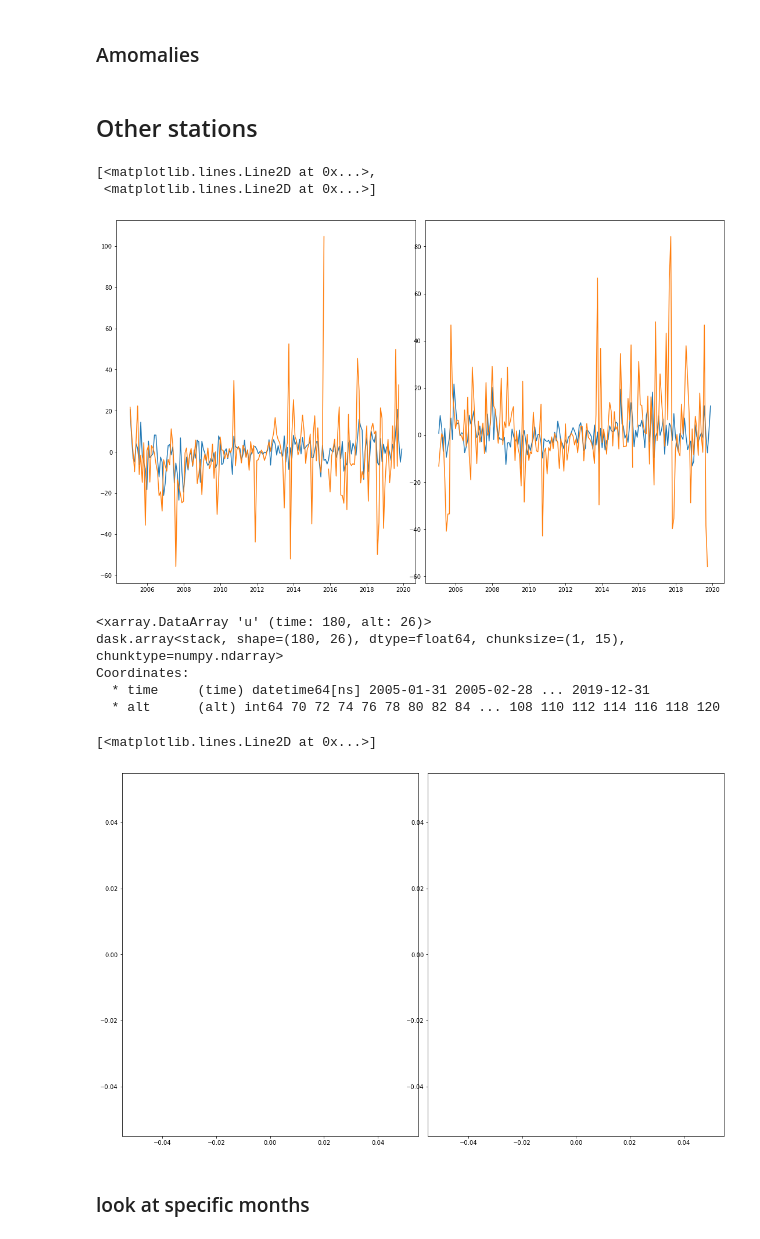
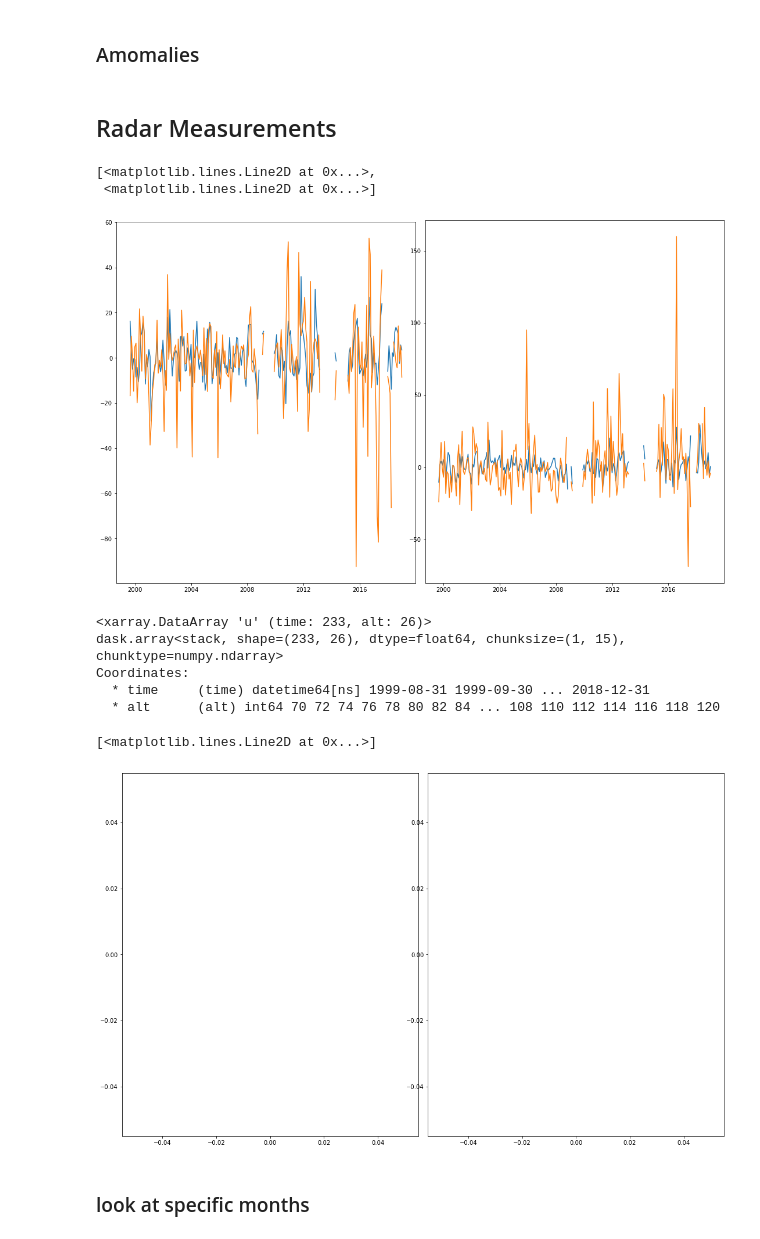
Before and after one commit to VACILT/trends_project, a Jupyter notebook: data_introduction_jason.ipynb, the cells around one changed output. Drawn from its saved outputs; the diff is of its cells as text; code cells hidden in the pictures.

Commit message:
add gaia data to radar plot

```diff
--- a/data_introduction_jason.ipynb
+++ b/data_introduction_jason.ipynb
@@ -167,65 +168,65 @@ def anomalie(step,var):
     anomalies = var.groupby(string) - climatology
 
     return anomalies
-# %% [markdown]
-## Other stations
+# %% [markdown]
+## Radar Measurements
 # %%
-ds_sta= read_group('wind','Dav')
-u_sta = read_var(ds_sta,'u')
-v_sta = read_var(ds_sta,'v')
+ds_radar= read_group('wind','Kir')
+u_radar = read_var(ds_radar,'u')
+v_radar = read_var(ds_radar,'v')
 
-u_sta_monano = anomalie('month',u_sta)
-v_sta_monano = anomalie('month',v_sta)
+u_radar_monano = anomalie('month',u_radar)
+v_radar_monano = anomalie('month',v_radar)
 
-u_sta_monthly_ano = time_mean('M',u_sta_monano)
-v_sta_monthly_ano = time_mean('M',v_sta_monano)
+u_radar_monthly_ano = time_mean('M',u_radar_monano)
+v_radar_monthly_ano = time_mean('M',v_radar_monano)
 
-u_sta_monthly = time_mean('M',u_sta)
-v_sta_monthly = time_mean('M',v_sta)
+u_radar_monthly = time_mean('M',u_radar)
+v_radar_monthly = time_mean('M',v_radar)
 
-u_sta_yearano = anomalie('month',u_sta)
-v_sta_yearano = anomalie('month',v_sta)
+u_radar_yearano = anomalie('month',u_radar)
+v_radar_yearano = anomalie('month',v_radar)
 
-u_sta_yearly_ano = time_mean('Y',u_sta_yearano)
-v_sta_yearly_ano = time_mean('Y',v_sta_yearano)
+u_radar_yearly_ano = time_mean('Y',u_radar_yearano)
+v_radar_yearly_ano = time_mean('Y',v_radar_yearano)
 # %%
 fig = plt.figure(constrained_layout=True,figsize = [15,9])
 
-windsel=u_sta_monthly_ano.sel(alt = [103,108], method = 'nearest')
+windsel=u_radar_monthly_ano.sel(alt = [103,108], method = 'nearest')
 ax1 = fig.add_subplot(121)
-ax1.plot(u_sta_monthly_ano.time,windsel)
+ax1.plot(u_radar_monthly_ano.time,windsel)
 
-windsel=v_sta_monthly_ano.sel(alt = [103,108], method = 'nearest')
+windsel=v_radar_monthly_ano.sel(alt = [103,108], method = 'nearest')
 ax2 = fig.add_subplot(122)
-ax2.plot(u_sta_monthly.time,windsel)
+ax2.plot(u_radar_monthly.time,windsel)
 # %% [output]
 [<matplotlib.lines.Line2D at 0x...>,
  <matplotlib.lines.Line2D at 0x...>]
-[figure, old version]
+[figure, new version]
 # %%
 fig = plt.figure(constrained_layout=True,figsize = [15,9])
 
 
 ax1 = fig.add_subplot(121)
-x = np.arange(u_sta_monthly.time.shape[0])
-print(u_sta_monthly)
-statistics = time_reg(u_sta_monthly)
+x = np.arange(u_radar_monthly.time.shape[0])
+print(u_radar_monthly)
+statistics = time_reg(u_radar_monthly)
 statistics['parameter'] = ['slope', 'intercept', 'r_value','p_value', 'std_err']
-ax1.plot(u_sta_monthly.alt,statistics.sel(parameter='slope').where(statistics.sel(parameter='p_value')<= 0.05))
+ax1.plot(u_radar_monthly.alt,statistics.sel(parameter='slope').where(statistics.sel(parameter='p_value')<= 0.05))
 
 
 
 
 ax2 = fig.add_subplot(122)
-x = np.arange(v_sta_monthly.time.shape[0])
-statistics = time_reg(v_sta_monthly)
+x = np.arange(v_radar_monthly.time.shape[0])
+statistics = time_reg(v_radar_monthly)
 statistics['parameter'] = ['slope', 'intercept', 'r_value','p_value', 'std_err']
-ax2.plot(v_sta_monthly.alt,statistics.sel(parameter='slope').where(statistics.sel(parameter='p_value')<= 0.05))
+ax2.plot(v_radar_monthly.alt,statistics.sel(parameter='slope').where(statistics.sel(parameter='p_value')<= 0.05))
 # %% [output]
-<xarray.DataArray 'u' (time: 180, alt: 26)>
-dask.array<stack, shape=(180, 26), dtype=float64, chunksize=(1, 15), chunktype=numpy.ndarray>
+<xarray.DataArray 'u' (time: 233, alt: 26)>
+dask.array<stack, shape=(233, 26), dtype=float64, chunksize=(1, 15), chunktype=numpy.ndarray>
 Coordinates:
-  * time     (time) datetime64[ns] 2005-01-31 2005-02-28 ... 2019-12-31
+  * time     (time) datetime64[ns] 1999-08-31 1999-09-30 ... 2018-12-31
   * alt      (alt) int64 70 72 74 76 78 80 82 84 ... 108 110 112 114 116 118 120
 [<matplotlib.lines.Line2D at 0x...>]
 [figure]
```
Also changed, not shown: parts of 76 cells of this notebook.
